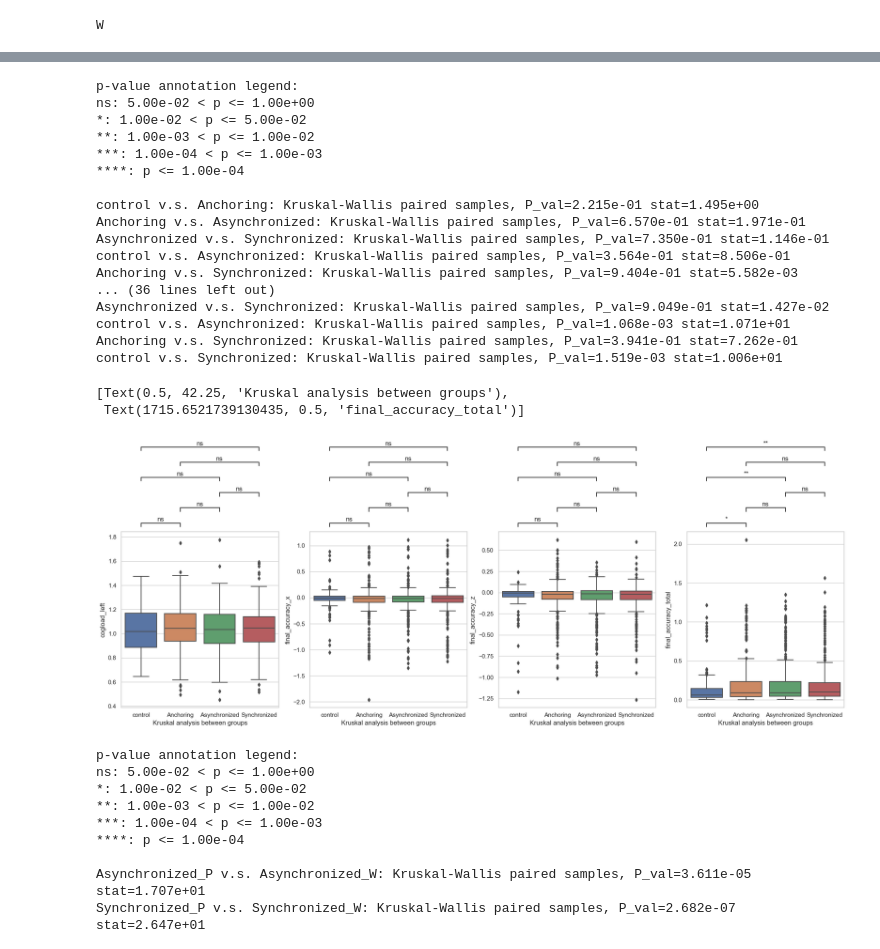
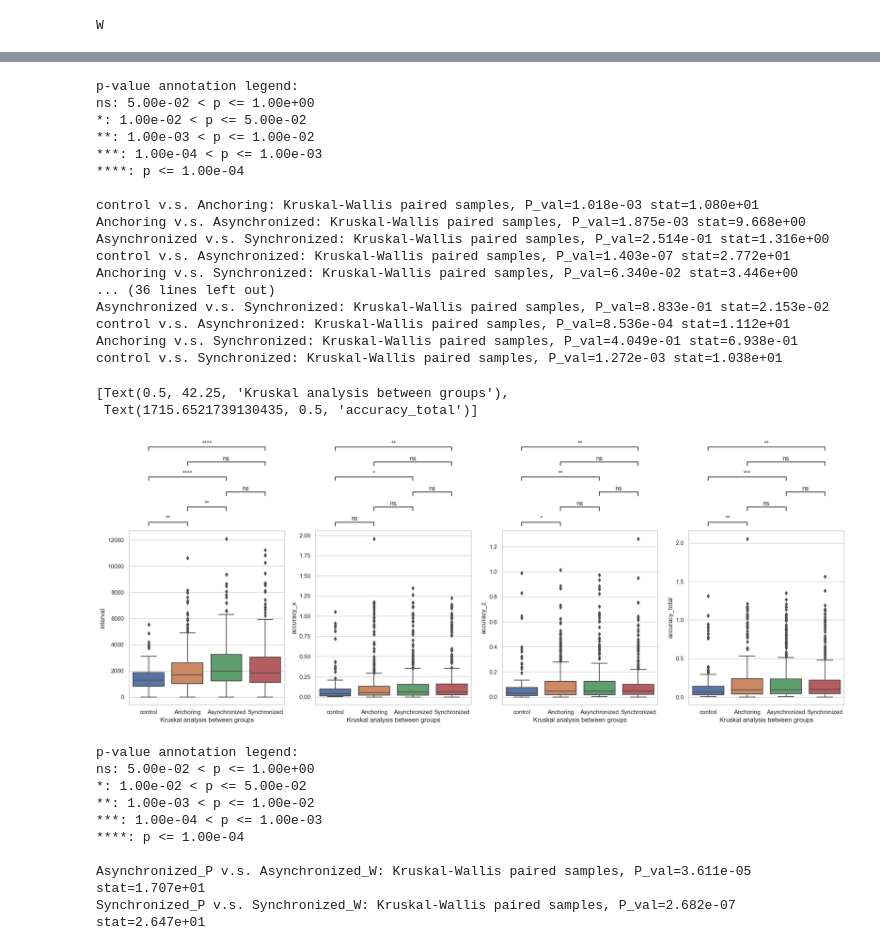
Before and after one commit to Tianyu-Zhou/nasa_project, a Jupyter notebook: cogload/cogload_nasa_office.ipynb, the cells around one changed output, grey strips where cells are left out. Cells and saved outputs as stored; diff of their text form; code cells hidden in the pictures.

```diff
--- a/cogload/cogload_nasa_office.ipynb
+++ b/cogload/cogload_nasa_office.ipynb
@@ -608,14 +600,18 @@ Index(['subject', 'consition', 'trail', 'cube', 'start_timepoint',
       dtype='object')
 # %%
 data_analysis.to_csv(path + "data_analysis.csv")
+# %%
+path = '../../../data/test/'
+data_analysis = pd.read_csv(path + "data_analysis.csv")
 # %%
 data_analysis_1 = data_analysis.drop([1115])
 # %%
 ### pair analysis visualization
 sns.set(style = 'whitegrid')
-x = 'consition'
-y_list = ["cogload_left","final_accuracy_x","final_accuracy_z","final_accuracy_total"]
-# y_list = ["interval","accuracy_x","accuracy_z","accuracy_total"]
+x = 'condition'
+y_list = ["interval","accuracy_x","accuracy_z","accuracy_total"]
+# y_list = ["cogload_left","final_accuracy_x","final_accuracy_z","final_accuracy_total"]
+
 # y_list = ["cogload_average_baseline","cogload_average_percentage"]
 # order = ["cont","auto","self"]
 order = ['control','Anchoring','Asynchronized','Synchronized']
@@ -726,44 +722,44 @@ if plot_line:
          if data[[x]].values.ravel()[i+j] == order[1]:
             plot_data[1] = data[[y]].values.ravel()[i+j]
          if data[[x]].values.ravel()[i+j] == order[2]:
             plot_data[2] = data[[y]].values.ravel()[i+j]
       axes[3].plot(plot_data)
 test_results = add_stat_annotation(ax=axes[3], data=data, x=x, y=y,order=order,
                                  box_pairs=[
                                           (order[0], order[1]),
                                           (order[0], order[2]),
                                           (order[0], order[3]),
                                           (order[1], order[2]),
                                           (order[1], order[3]),
                                           (order[2], order[3]),
                                           ],
                                  test=method,
                                  comparisons_correction=None,
                                  text_format='star', loc='outside', verbose=1,
                                  # stats_params={'alternative': 'greater'}
                                  )
 axes[3].set(xlabel = method + ' analysis between groups', ylabel=y)
 # %% [output]
 p-value annotation legend:
 ns: 5.00e-02 < p <= 1.00e+00
 *: 1.00e-02 < p <= 5.00e-02
 **: 1.00e-03 < p <= 1.00e-02
 ***: 1.00e-04 < p <= 1.00e-03
 ****: p <= 1.00e-04
 
-control v.s. Anchoring: Kruskal-Wallis paired samples, P_val=2.215e-01 stat=1.495e+00
-Anchoring v.s. Asynchronized: Kruskal-Wallis paired samples, P_val=6.570e-01 stat=1.971e-01
-Asynchronized v.s. Synchronized: Kruskal-Wallis paired samples, P_val=7.350e-01 stat=1.146e-01
-control v.s. Asynchronized: Kruskal-Wallis paired samples, P_val=3.564e-01 stat=8.506e-01
-Anchoring v.s. Synchronized: Kruskal-Wallis paired samples, P_val=9.404e-01 stat=5.582e-03
+control v.s. Anchoring: Kruskal-Wallis paired samples, P_val=1.018e-03 stat=1.080e+01
+Anchoring v.s. Asynchronized: Kruskal-Wallis paired samples, P_val=1.875e-03 stat=9.668e+00
+Asynchronized v.s. Synchronized: Kruskal-Wallis paired samples, P_val=2.514e-01 stat=1.316e+00
+control v.s. Asynchronized: Kruskal-Wallis paired samples, P_val=1.403e-07 stat=2.772e+01
+Anchoring v.s. Synchronized: Kruskal-Wallis paired samples, P_val=6.340e-02 stat=3.446e+00
 ... (36 lines left out)
-Asynchronized v.s. Synchronized: Kruskal-Wallis paired samples, P_val=9.049e-01 stat=1.427e-02
-control v.s. Asynchronized: Kruskal-Wallis paired samples, P_val=1.068e-03 stat=1.071e+01
-Anchoring v.s. Synchronized: Kruskal-Wallis paired samples, P_val=3.941e-01 stat=7.262e-01
-control v.s. Synchronized: Kruskal-Wallis paired samples, P_val=1.519e-03 stat=1.006e+01
+Asynchronized v.s. Synchronized: Kruskal-Wallis paired samples, P_val=8.833e-01 stat=2.153e-02
+control v.s. Asynchronized: Kruskal-Wallis paired samples, P_val=8.536e-04 stat=1.112e+01
+Anchoring v.s. Synchronized: Kruskal-Wallis paired samples, P_val=4.049e-01 stat=6.938e-01
+control v.s. Synchronized: Kruskal-Wallis paired samples, P_val=1.272e-03 stat=1.038e+01
 [Text(0.5, 42.25, 'Kruskal analysis between groups'),
- Text(1715.6521739130435, 0.5, 'final_accuracy_total')]
+ Text(1715.6521739130435, 0.5, 'accuracy_total')]
-[figure, old version]
+[figure, new version]
 # %%
 ### pair analysis visualization
 sns.set(style = 'whitegrid')
```
Also changed, not shown: parts of 3 cells of this notebook.
